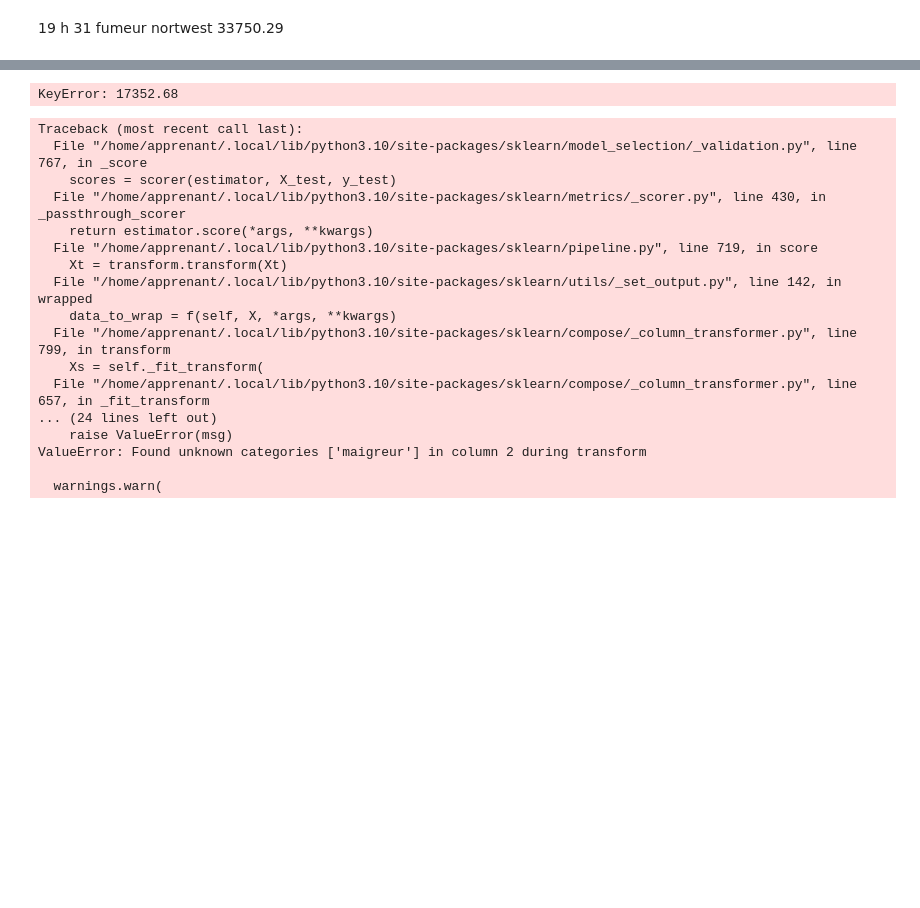
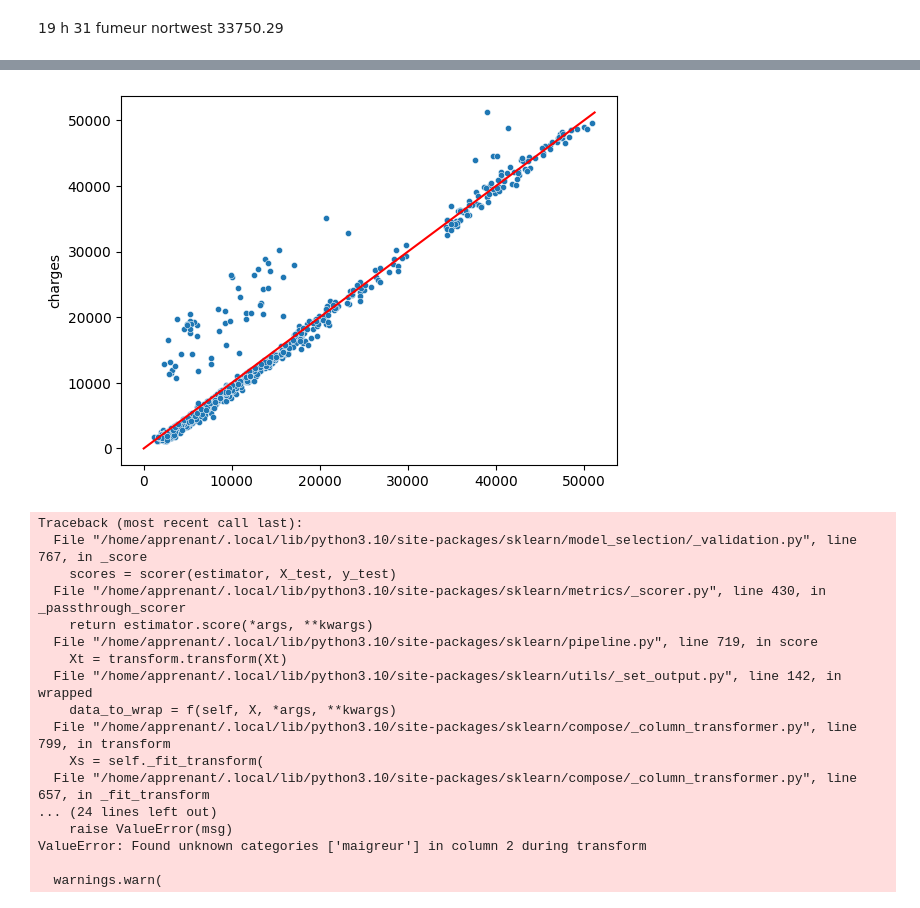
Before and after one commit to Benalieur/assurance, a Jupyter notebook: notebooks/model_clean.ipynb, the cells around one changed output, grey strips where cells are left out. Saved outputs shown, nothing was run; the diff lists cells and outputs as text; code cells hidden in the pictures; blank space fills up the shorter version.

```diff
--- a/notebooks/model_clean.ipynb
+++ b/notebooks/model_clean.ipynb
@@ -557,16 +557,16 @@ ValueError: The truth value of a Series is ambiguous. Use a.empty, a.bool(), a.i
 # %%
-jean = 17352.68
+# jean = 17352.68
 
-if jean in y_final.values:
-    y_final.pop(jean)
+# if jean in y_final.values:
+#     y_final.pop(jean)
 
 sns.scatterplot(x=y_pred, y=y_final, s=20)
-plt.scatter(x=jean, y=jean, s=40)
+# plt.scatter(x=jean, y=jean, s=40)
 plt.plot(np.arange(max(y_final.values)), np.arange(max(y_final.values)), '-', color='r')
 
 plt.show()
 # %% [output]
-KeyError: 17352.68
+[figure, added]
 # %%
 model = le_modele
 
```
Also changed, not shown: parts of 8 cells of this notebook, 5 other files.
